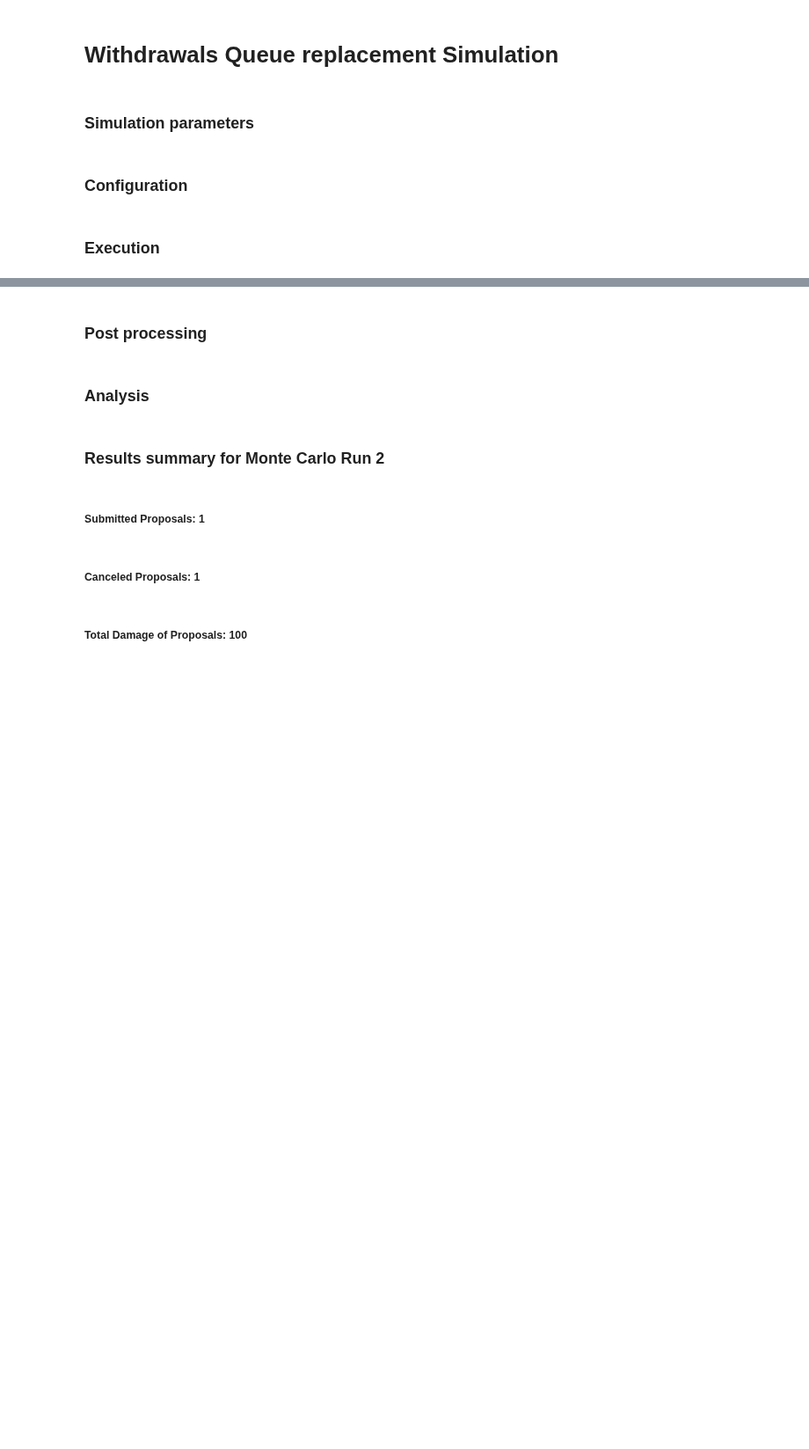
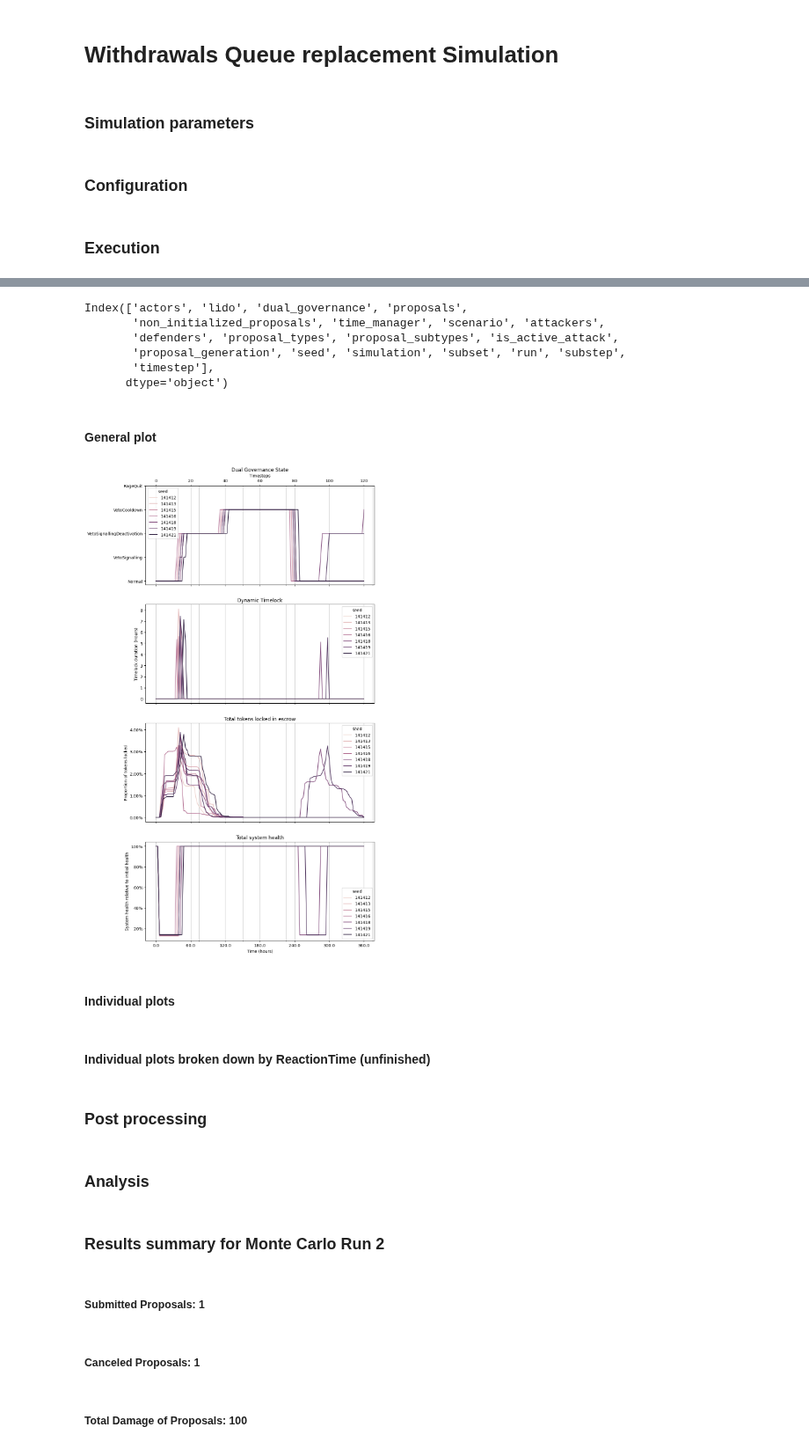
Before and after one commit to collectif-dao/dg-research, a Jupyter notebook: 02_withdrawals_queue_attack.ipynb, the cells around one changed output, grey strips where cells are left out. Shown at 88% size. Cells and saved outputs as stored; diff of their text form; code cells hidden in the pictures; blank space fills up the shorter version.

Commit message:
Added plots for the  withdrawal queue attack scenario

```diff
--- a/02_withdrawals_queue_attack.ipynb
+++ b/02_withdrawals_queue_attack.ipynb
@@ -1,14 +1,17 @@
 # %% [markdown]
 # Withdrawals Queue replacement Simulation
 # %%
+from pathlib import Path
+from datetime import datetime
+from collections import defaultdict
+
 import pandas as pd
 import numpy as np
 from matplotlib import pyplot as plt
 from matplotlib import ticker
+import seaborn as sns
 
 from IPython.display import display, Markdown
-from pathlib import Path
-from datetime import datetime
 from model.types.proposals import Proposal
 from model.types.proposal_type import ProposalSubType, ProposalType
 from model.utils.postprocessing import postprocessing
@@ -16,7 +19,7 @@ from model.utils.simulation import merge_simulation_results, save_execution_resu
 from model.types.proposal_type import ProposalGeneration
 from model.types.scenario import Scenario
 
-out_path = Path("results/simulations")
+out_path = Path("results/simulations/withdrawal_queue_attack06.09.24.14.39")
 out_path.mkdir(exist_ok=True)
 # %%
 pd.options.display.float_format = "{:.2f}".format
@@ -93,0 +143,62 @@ actor_reset_proposal_effect [2]
+# %%
+result.columns
+# %% [output]
+Index(['actors', 'lido', 'dual_governance', 'proposals',
+       'non_initialized_proposals', 'time_manager', 'scenario', 'attackers',
+       'defenders', 'proposal_types', 'proposal_subtypes', 'is_active_attack',
+       'proposal_generation', 'seed', 'simulation', 'subset', 'run', 'substep',
+       'timestep'],
+      dtype='object')
+# %%
+result['dg_state'] = result.dual_governance.apply(lambda x: x.state.state)
+result['dg_state_value'] = result['dg_state'].apply(lambda state: state.value)
+result['dg_state_name'] = result['dg_state'].apply(lambda state: state.name)
+# %%
+result['dg_dynamic_timelock_hours'] = result.dual_governance.apply(lambda dg: dg.state._calc_dynamic_timelock_duration(dg.state.signalling_escrow.get_rage_quit_support()).to_seconds() / 60 / 60 / 24)
+# %%
+actors_df_summed_by_actors = actors_df.groupby(by=['seed', 'timestep']).sum(numeric_only=True).reset_index()
+actors_df_summed_by_actors_rts = actors_df.groupby(by=['seed', 'timestep', 'reaction_time'], sort=False).sum(numeric_only=True).reset_index()
+# %% [markdown]
+#### General plot
+# %%
+basesize = 5
+n_plots = 4
+fig, axes = plt.subplots(figsize=(basesize * 2, basesize * n_plots), nrows=n_plots, sharex=True)
+sns.lineplot(result, x='timestep', y='dg_state_value', hue='seed', ax=axes[0])
+state_names = {1: 'Normal', 2: 'VetoSignalling', 3: 'VetoSignallingDeactivation', 4: 'VetoCooldown', 5: 'RageQuit'}
+axes[0].set_yticks(list(state_names.keys()), labels=list(state_names.values()));
+axes[0].set_ylabel('');
+axes[0].set_title('Dual Governance State')
+
+sns.lineplot(result, x='timestep', y='dg_dynamic_timelock_hours', hue='seed', ax=axes[1])
+axes[1].set_ylabel('Timelock duration (Hours)');
+axes[1].set_title('Dynamic Timelock')
+
+sns.lineplot(actors_df_summed_by_actors, x='timestep', y='total_coins_locked_relative', hue='seed', ax=axes[2])
+axes[2].set_title('Total tokens locked in escrow')
+axes[2].yaxis.set_major_formatter(ticker.PercentFormatter(xmax=1.0))
+axes[2].set_ylabel('Proportion of tokens locked')
+
+sns.lineplot(actors_df_summed_by_actors, x='timestep', y='health_relative', hue='seed', ax=axes[3])
+axes[3].yaxis.set_major_formatter(ticker.PercentFormatter(xmax=1.0))
+axes[3].set_title('Total system health')
+axes[3].set_ylabel('System health relative to initial health')
+
+axes[0].xaxis.set_major_formatter(ticker.FuncFormatter(lambda x, pos: f"{x * 3}"))
+axes[0].xaxis.set_minor_locator(ticker.MultipleLocator(25))
+axes[-1].set_xlabel('Time (hours)')
+
+ax_twin = axes[0].twiny()
+# ax2.grid(True)
+ax_twin.set_xlabel('Timesteps')
+ax_twin.set_xticks(axes[0].get_xticks())
+ax_twin.set_xlim(axes[0].get_xlim())
+for i in range(len(axes)):
+    axes[i].grid(True, axis='x', which='both')
+
+fig.savefig(out_path.joinpath('Lock dynamics' + '.png'), dpi=300)
+fig.savefig(out_path.joinpath('Lock dynamics' + '.svg'), dpi=1000)
+# %% [output]
+[figure, added]
+# %% [markdown]
+#### Individual plots
@@ -93,0 +269,2 @@ actor_reset_proposal_effect [2]
+# %% [markdown]
+#### Individual plots broken down by ReactionTime (unfinished)
```
Also changed, not shown: parts of 7 cells of this notebook, 42 other files.
